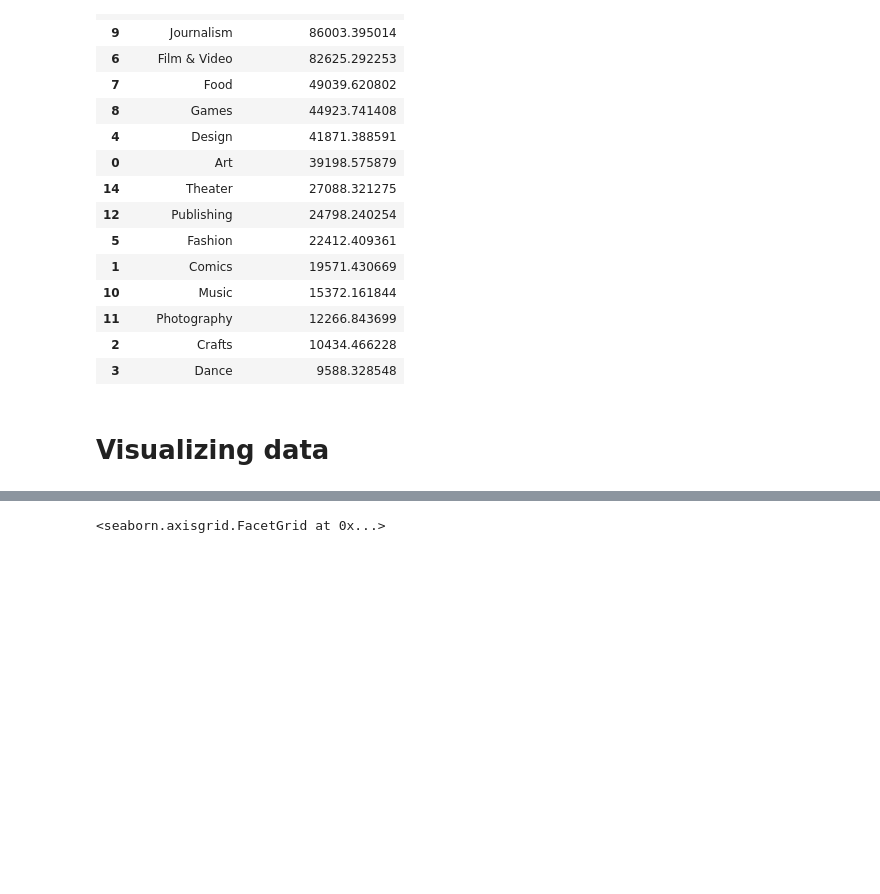
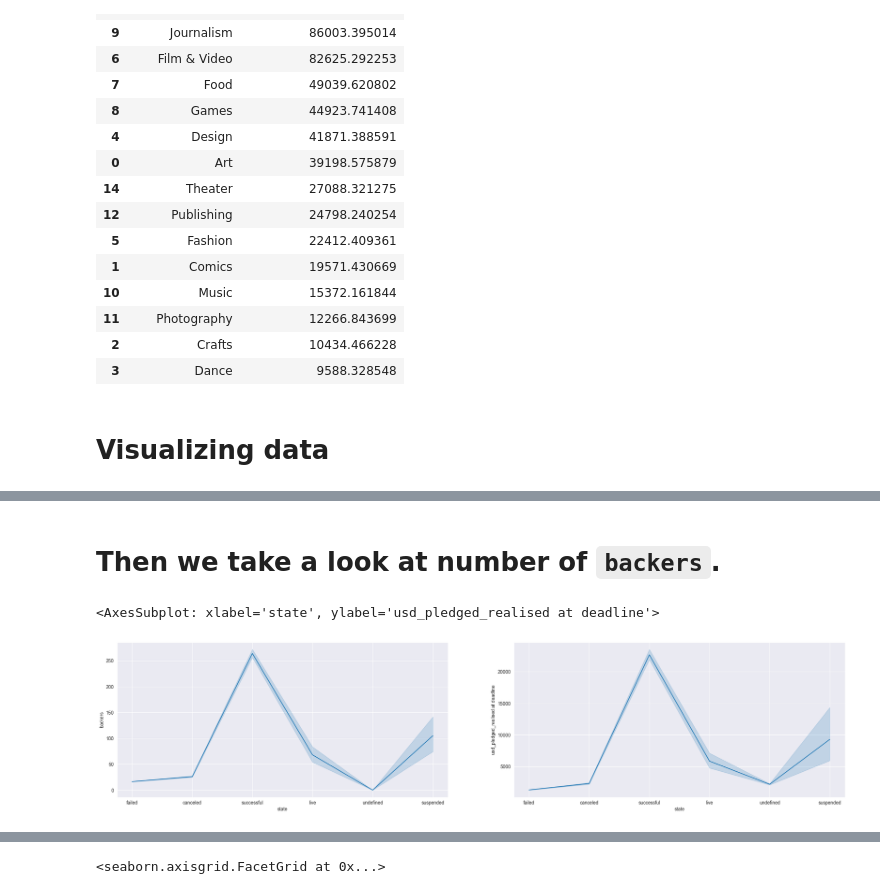
Before and after one commit to echo-cool/COMP3010J-Machine-Learning-Labs, a Jupyter notebook: Kickstarter Projects-20221019/Kickstarter.ipynb, the cells around one changed output, grey strips where cells are left out. Cells and saved outputs as stored; diff of their text form; code cells hidden in the pictures; blank space fills up the shorter version.

```diff
--- a/Kickstarter Projects-20221019/Kickstarter.ipynb
+++ b/Kickstarter Projects-20221019/Kickstarter.ipynb
@@ -141,0 +274,15 @@ df[['main_category', 'usd_goal_real_at_start']].groupby(['main_category'], as_in
+# %%
+df.drop(['pledged'], inplace=True, axis=1) # Drop pledged column
+# %% [markdown]
+# Then we take a look at number of `backers`.
+# %%
+fig = plt.figure(figsize=(28,6))
+
+ax = fig.add_subplot(121)
+sns.lineplot(x='state', y='backers', data=df) # Bankers
+
+ax = fig.add_subplot(122)
+sns.lineplot(x='state', y='usd_pledged_realised at deadline', data=df, ax=ax) #  Converted by third-party API (pledged)
+# %% [output]
+<AxesSubplot: xlabel='state', ylabel='usd_pledged_realised at deadline'>
+[figure, added]
```
Also changed, not shown: parts of 37 cells of this notebook, 1 other file.
